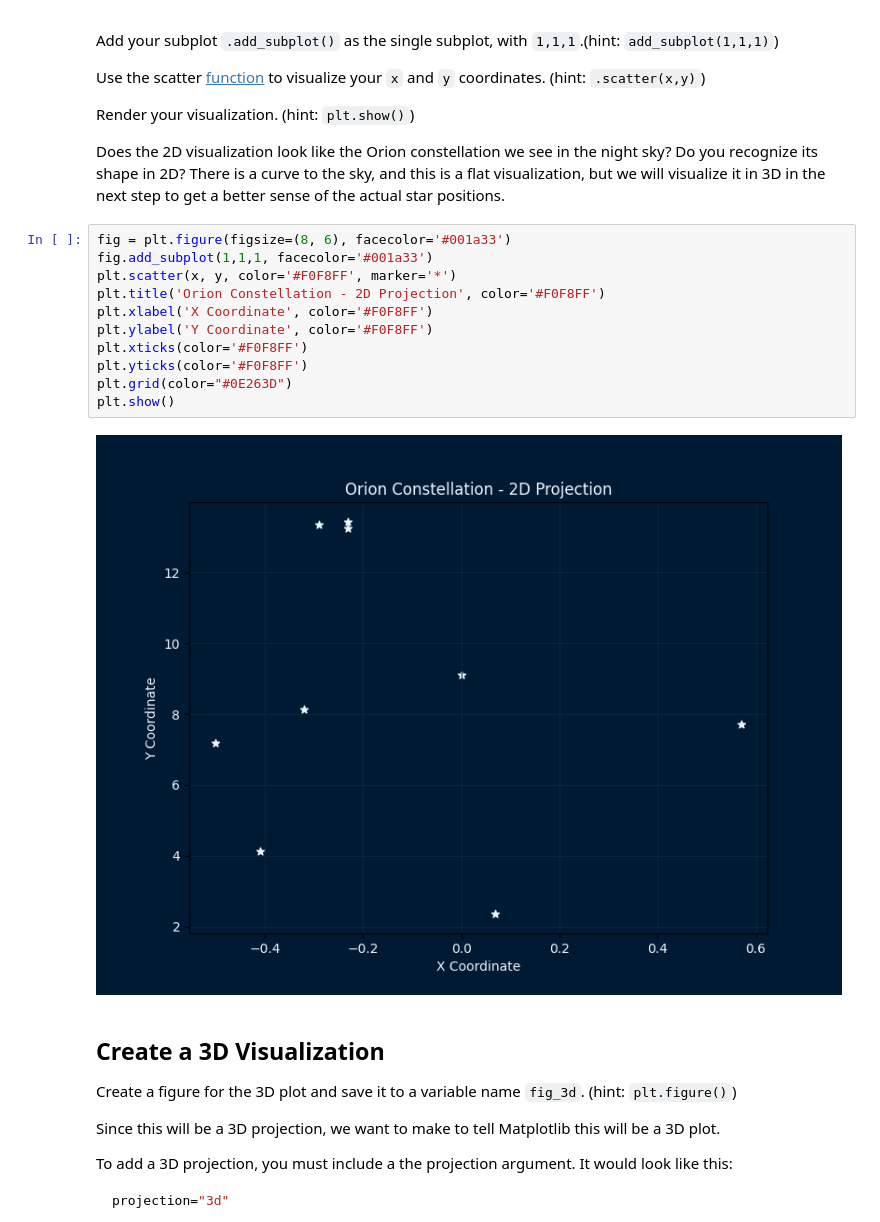
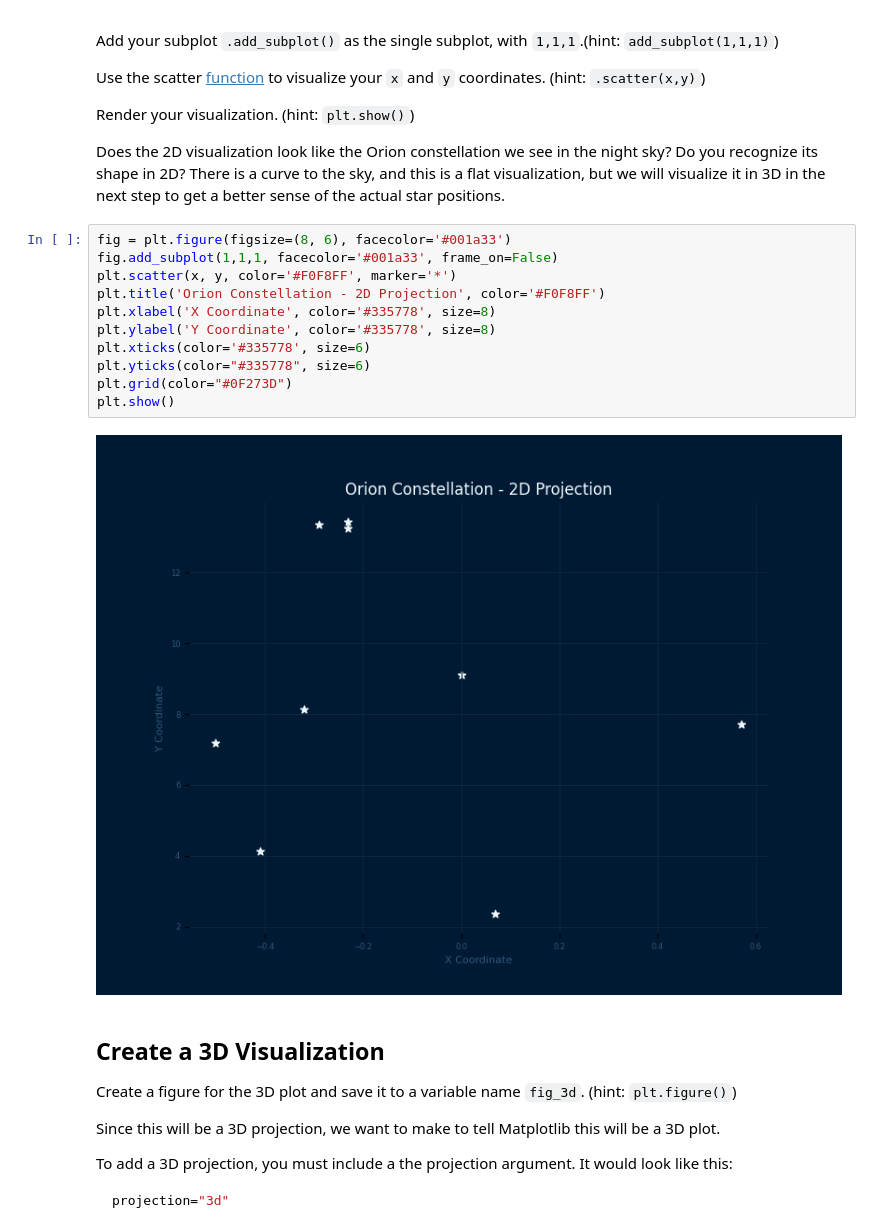
Before and after one commit to 7086600/orion_constellation_project, a Jupyter notebook: orion_project.ipynb, the cells around one changed output. Cells and saved outputs as stored; diff of their text form.

Commit message:
add black sky to 3d; improve visualizations

```diff
--- a/orion_project.ipynb
+++ b/orion_project.ipynb
@@ -52,17 +52,17 @@ Render your visualization. (hint: `plt.show()`)
 Does the 2D visualization look like the Orion constellation we see in the night sky? Do you recognize its shape in 2D? There is a curve to the sky, and this is a flat visualization, but we will visualize it in 3D in the next step to get a better sense of the actual star positions.
 # %%
 fig = plt.figure(figsize=(8, 6), facecolor='#001a33')
-fig.add_subplot(1,1,1, facecolor='#001a33')
+fig.add_subplot(1,1,1, facecolor='#001a33', frame_on=False)
 plt.scatter(x, y, color='#F0F8FF', marker='*')
 plt.title('Orion Constellation - 2D Projection', color='#F0F8FF')
-plt.xlabel('X Coordinate', color='#F0F8FF')
-plt.ylabel('Y Coordinate', color='#F0F8FF')
-plt.xticks(color='#F0F8FF')
-plt.yticks(color='#F0F8FF')
-plt.grid(color="#0E263D")
+plt.xlabel('X Coordinate', color='#335778', size=8)
+plt.ylabel('Y Coordinate', color='#335778', size=8)
+plt.xticks(color='#335778', size=6)
+plt.yticks(color="#335778", size=6)
+plt.grid(color="#0F273D")
 plt.show()
 # %% [output]
-[figure, old version]
+[figure, new version]
 # %% [markdown]
 ## Create a 3D Visualization
 
```
Also changed, not shown: parts of 4 cells of this notebook.
